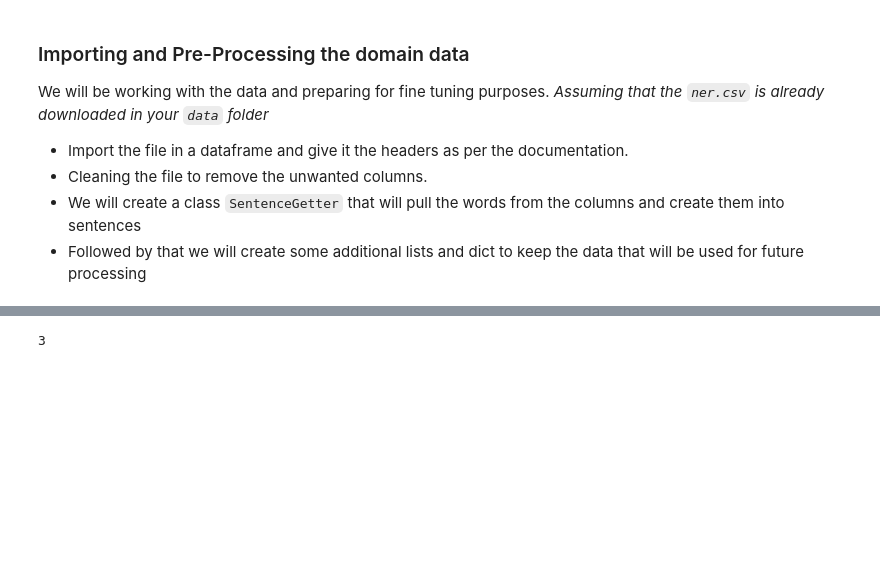
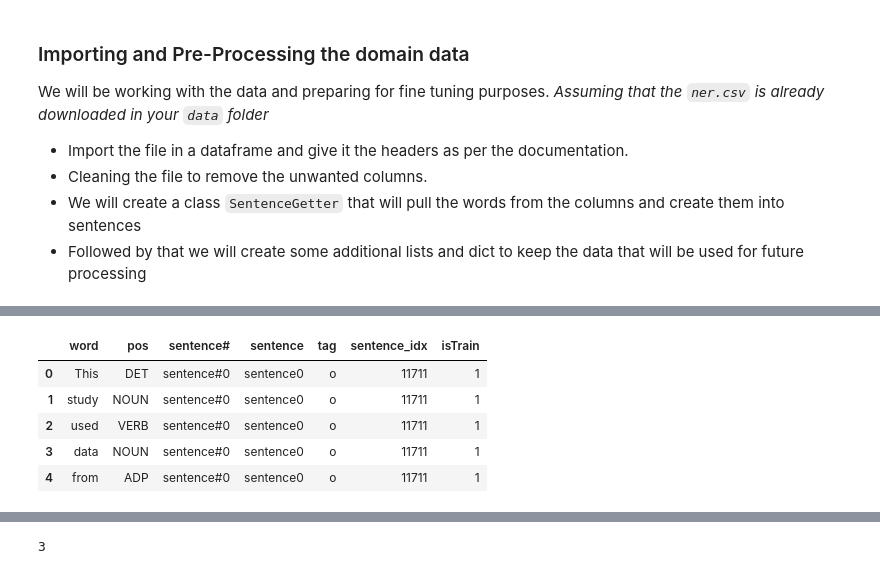
Before and after one commit to riow1983/Kaggle-Coleridge-Initiative, a Jupyter notebook: notebooks/localnb001-transformers-ner.ipynb, the cells around one changed output, grey strips where cells are left out. Drawn from its saved outputs; the diff is of its cells as text; code cells hidden in the pictures; blank space fills up the shorter version.

```diff
--- a/notebooks/localnb001-transformers-ner.ipynb
+++ b/notebooks/localnb001-transformers-ner.ipynb
@@ -218 +219,10 @@ gc.collect()
+# %%
+dataset.head()
+# %% [output]
+|  | word | pos | sentence# | sentence | tag | sentence_idx | isTrain |
+| 0 | This | DET | sentence#0 | sentence0 | o | 11711 | 1 |
+| 1 | study | NOUN | sentence#0 | sentence0 | o | 11711 | 1 |
+| 2 | used | VERB | sentence#0 | sentence0 | o | 11711 | 1 |
+| 3 | data | NOUN | sentence#0 | sentence0 | o | 11711 | 1 |
+| 4 | from | ADP | sentence#0 | sentence0 | o | 11711 | 1 |
 # %%
```
Also changed, not shown: parts of 20 cells of this notebook.
